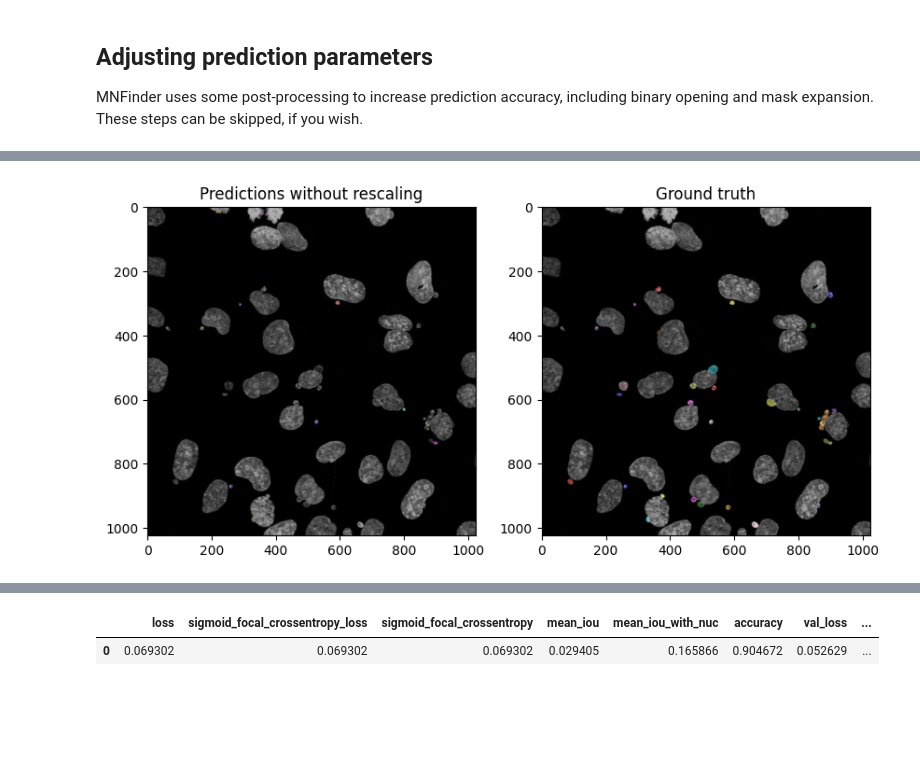
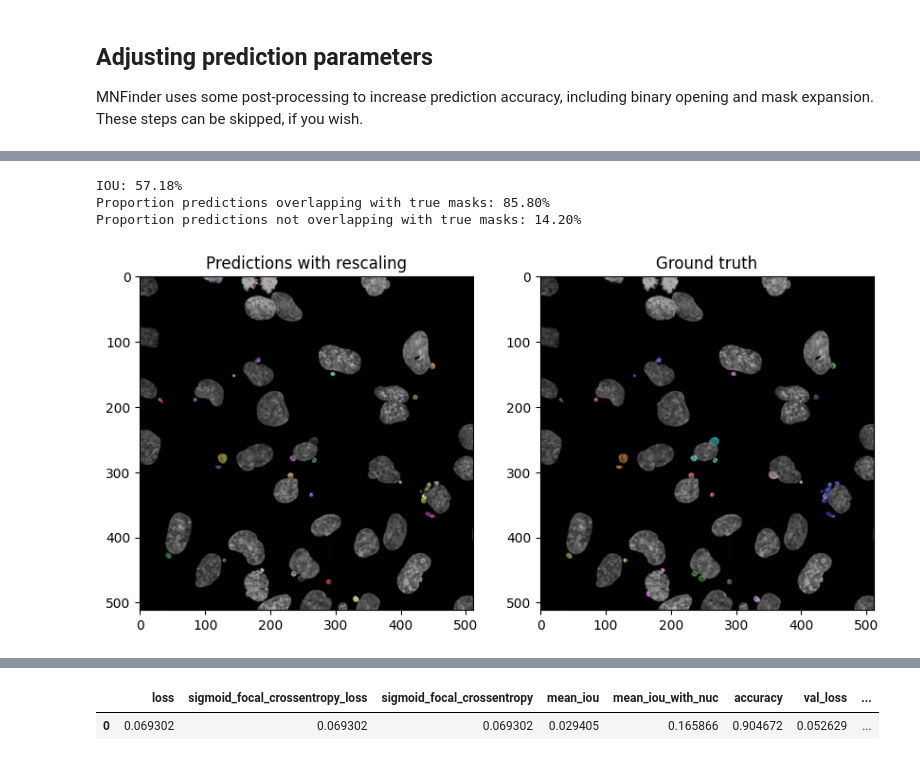
Before and after one commit to hatch-lab/mnfinder, a Jupyter notebook: quick-start.ipynb, the cells around one changed output, grey strips where cells are left out. Drawn from its saved outputs; the diff is of its cells as text; code cells hidden in the pictures; blank space fills up the shorter version.

```diff
--- a/quick-start.ipynb
+++ b/quick-start.ipynb
@@ -35,4 +32,4 @@ MNModel.get_available_models()
 # %% [markdown]
 Let’s try the `Attention` model, which is the default.
 # %%
-attention_model = MNModel.get_model('Attention')
+attention_model = MNClassifier.get_model('Attention')
@@ -165,4 +168,4 @@ This image is of fixed RPE-1 cells expressing 2xRFP-NLS and stained with DAPI, t
 # %%
-img = tifffile.imread(MNModel.testing_root / "images/MAX_2022-12-29 ATF3 tilescan.lif - BAY.tif")
+img = tifffile.imread(MNClassifier.testing_root / "2023-05-31_misc/images/MAX_2022-12-29 ATF3 tilescan.lif - BAY.tif")
 img.shape
 # %% [output]
@@ -179,15 +178,16 @@ ax[1].imshow(img[1])
 # %%
 # Load ground truth
-true_labels = np.array(Image.open(MNModel.testing_root / "mn_masks/MAX_2022-12-29 ATF3 tilescan.lif - BAY.png"))
-true_labels = label((true_labels[...,0] > 0))
+true_labels = np.array(Image.open(MNClassifier.testing_root / "2023-05-31_misc/mn_masks/MAX_2022-12-29 ATF3 tilescan.lif - BAY.png"))
+true_labels = true_labels[...,2]
 # %%
-nuc_labels, mn_labels, mn_raw = attention_model.predict(img[0])
+labels = attention_model.predict(img)
+mn_labels = labels[...,2]
 
 f,ax = plt.subplots(1,2, figsize=(10,10))
-ax[0].set_title("Predictions without rescaling")
-ax[0].imshow(label2rgb(mn_labels, rescale_intensity(img[0])))
+ax[0].set_title("Predictions with rescaling")
+ax[0].imshow(label2rgb(mn_labels, rescale_intensity(img)))
 ax[1].set_title("Ground truth")
-ax[1].imshow(label2rgb(true_labels, rescale_intensity(img[0])))
+ax[1].imshow(label2rgb(true_labels, rescale_intensity(img)))
 
 intersection = np.sum((mn_labels > 0) & (true_labels > 0))/np.sum((mn_labels > 0))
 divergent = np.sum((mn_labels > 0) & (true_labels <= 0))/np.sum((mn_labels > 0))
@@ -202 +201,4 @@ Proportion predictions not overlapping with true masks: 28.27%
+IOU: 57.18%
+Proportion predictions overlapping with true masks: 85.80%
+Proportion predictions not overlapping with true masks: 14.20%
-[figure, old version]
+[figure, new version]
```
Also changed, not shown: parts of 36 cells of this notebook, 5 other files.
